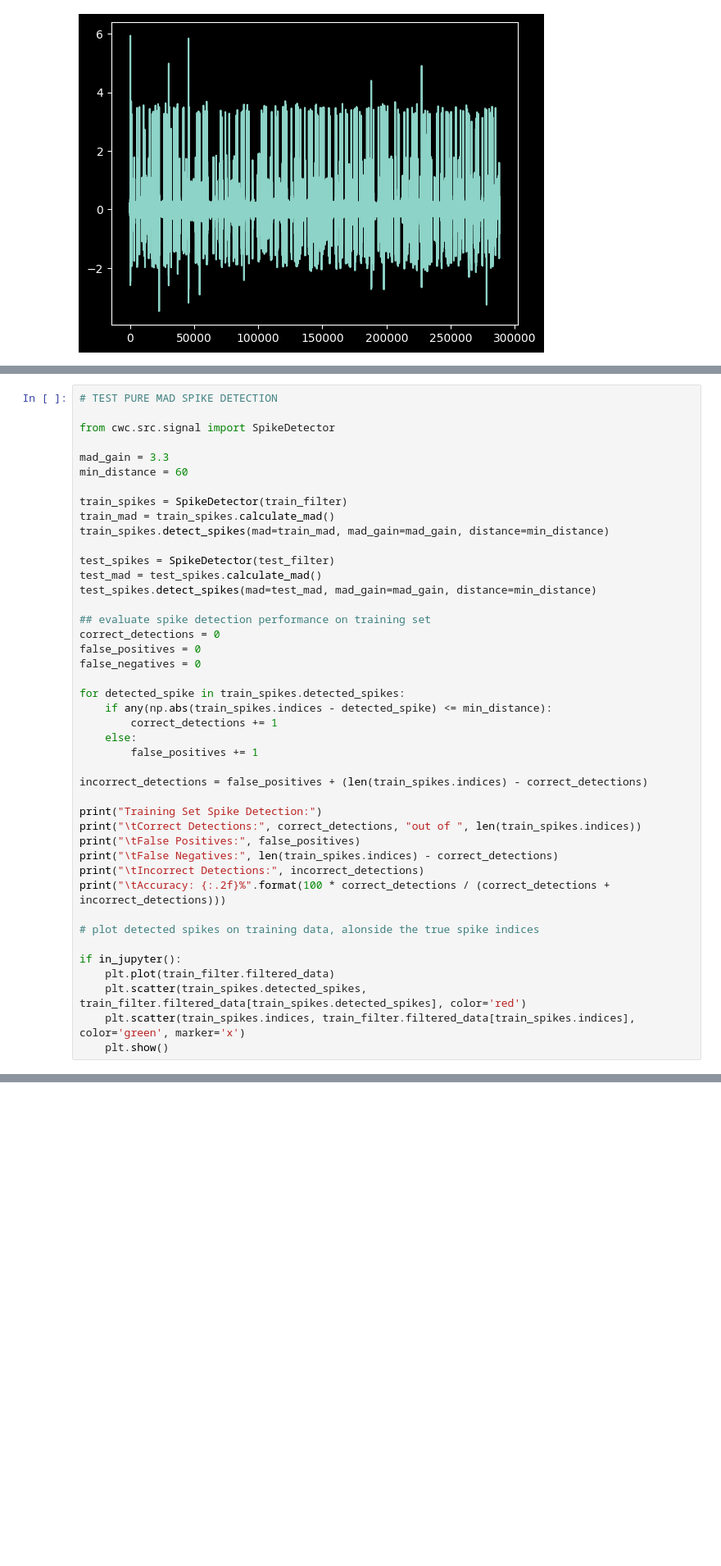
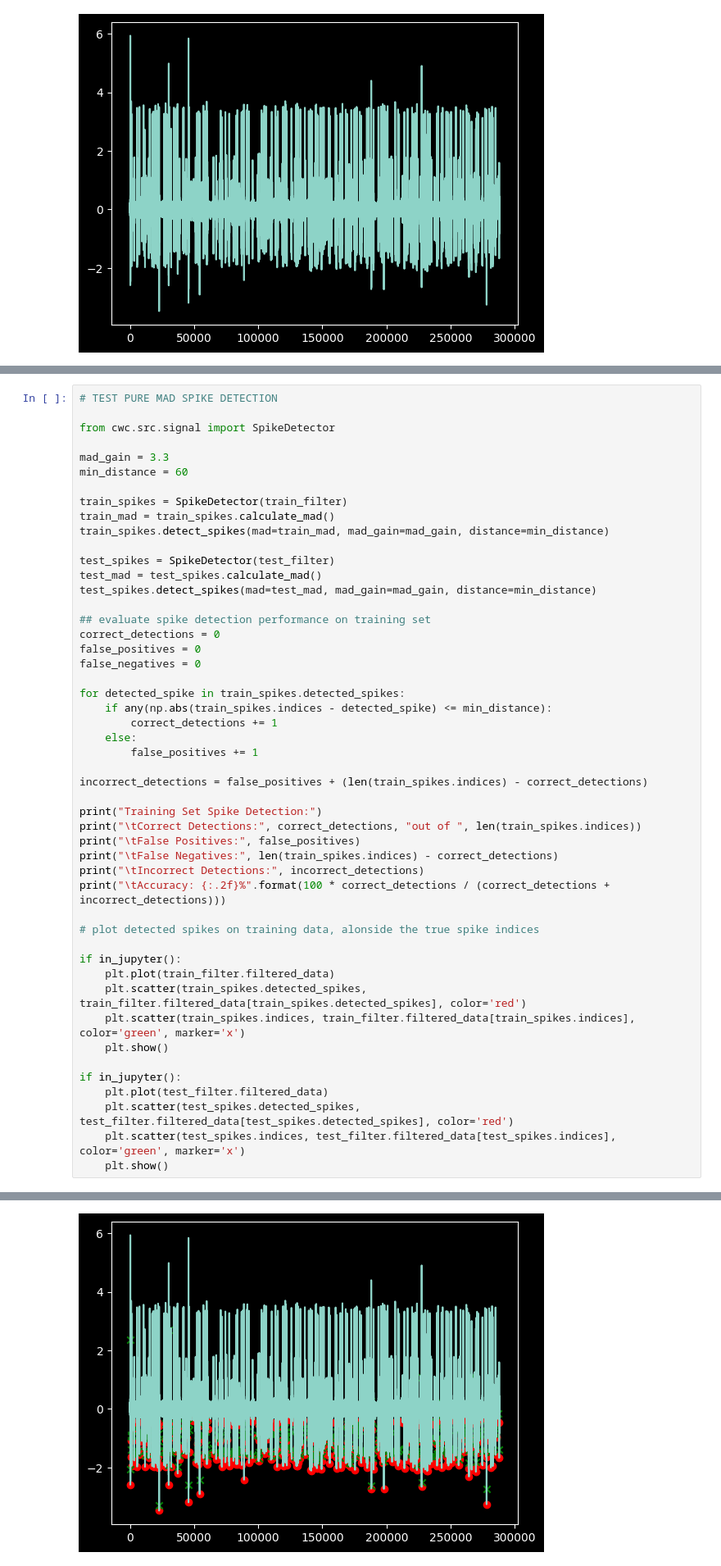
Before and after one commit to seb-hall/EE40098-Labs, a Jupyter notebook: cwc2.ipynb, the cells around one changed output, grey strips where cells are left out. Shown: that part at 82% size. Drawn from its saved outputs; the diff is of its cells as text; blank space fills up the shorter version.

```diff
--- a/cwc2.ipynb
+++ b/cwc2.ipynb
@@ -177,6 +155,12 @@ if in_jupyter():
     plt.scatter(train_spikes.detected_spikes, train_filter.filtered_data[train_spikes.detected_spikes], color='red')
     plt.scatter(train_spikes.indices, train_filter.filtered_data[train_spikes.indices], color='green', marker='x')
     plt.show()
+
+if in_jupyter():
+    plt.plot(test_filter.filtered_data)
+    plt.scatter(test_spikes.detected_spikes, test_filter.filtered_data[test_spikes.detected_spikes], color='red')
+    plt.scatter(test_spikes.indices, test_filter.filtered_data[test_spikes.indices], color='green', marker='x')
+    plt.show()
 # %% [output]
 Training Set Spike Detection:
         Correct Detections: 1682 out of  1763
@@ -189 +174,2 @@ Running in shell: ZMQInteractiveShell
+[figure, added]
 # %%
```
Also changed, not shown: parts of 4 cells of this notebook, 2 other files.
